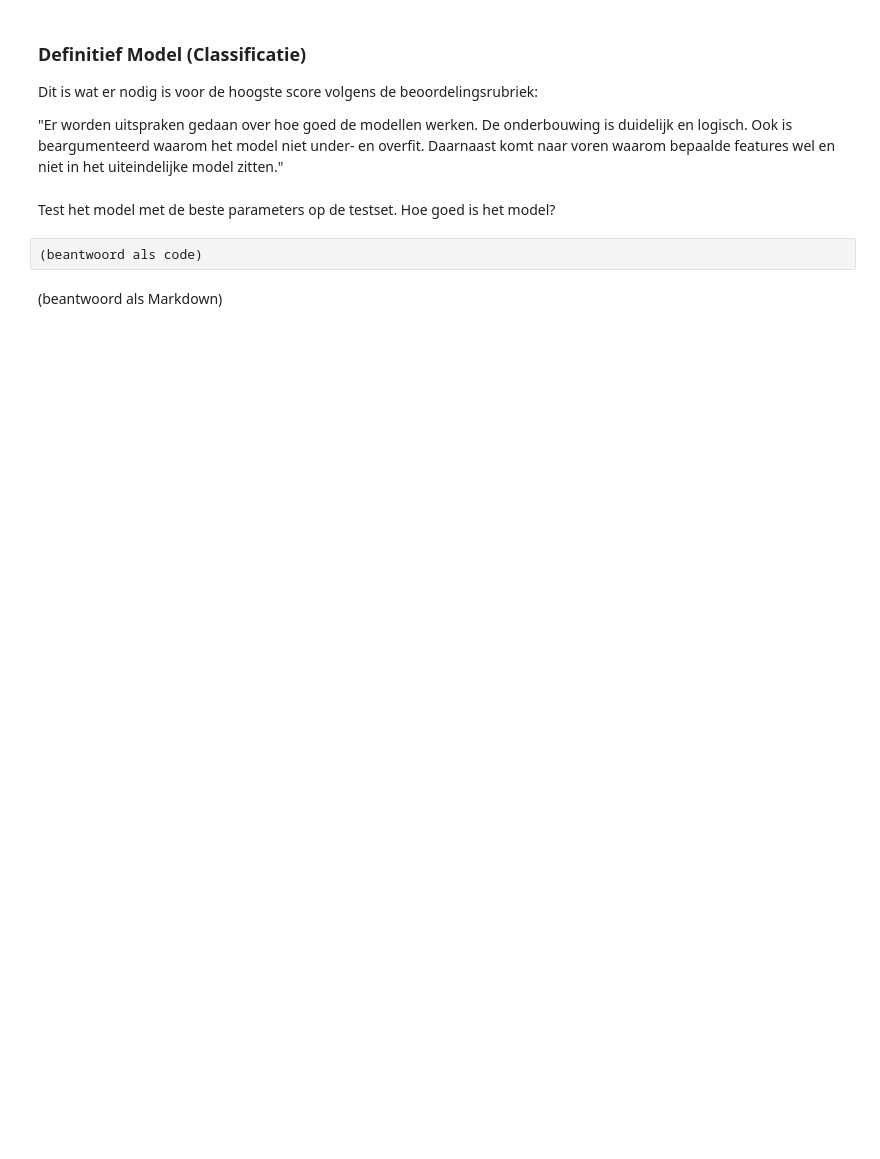
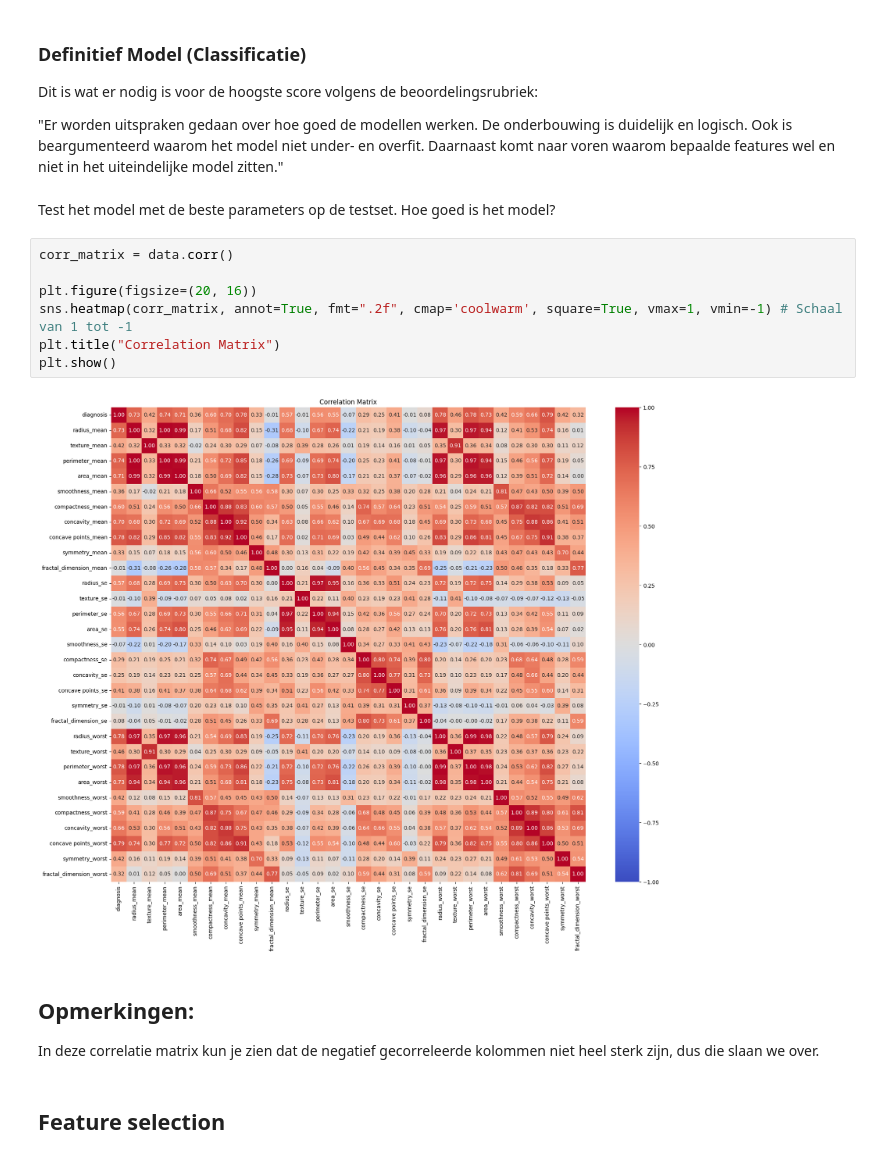
Before and after one commit to yanj27/Smart_Industry, a Jupyter notebook: Data Mining/Opdracht 2/Data Mining - Opdracht 2 (Parameters & Prestatiemetrics).ipynb, the cells around one changed output. Cells and saved outputs as stored; diff of their text form; blank space fills up the shorter version.

```diff
--- a/Data Mining/Opdracht 2/Data Mining - Opdracht 2 (Parameters & Prestatiemetrics).ipynb
+++ b/Data Mining/Opdracht 2/Data Mining - Opdracht 2 (Parameters & Prestatiemetrics).ipynb
@@ -528,6 +587,16 @@ Dit is wat er nodig is voor de hoogste score volgens de beoordelingsrubriek:
 # %% [markdown]
 Test het model met de beste parameters op de testset. Hoe goed is het model?
 # %%
-(beantwoord als code)
+corr_matrix = data.corr()
+
+plt.figure(figsize=(20, 16))
+sns.heatmap(corr_matrix, annot=True, fmt=".2f", cmap='coolwarm', square=True, vmax=1, vmin=-1) # Schaal van 1 tot -1
+plt.title("Correlation Matrix")
+plt.show()
+# %% [output]
+[figure, added]
 # %% [markdown]
-(beantwoord als Markdown)
+## Opmerkingen:
+In deze correlatie matrix kun je zien dat de negatief gecorreleerde kolommen niet heel sterk zijn, dus die slaan we over.
+# %% [markdown]
+## Feature selection
```
Also changed, not shown: parts of 16 cells of this notebook.
